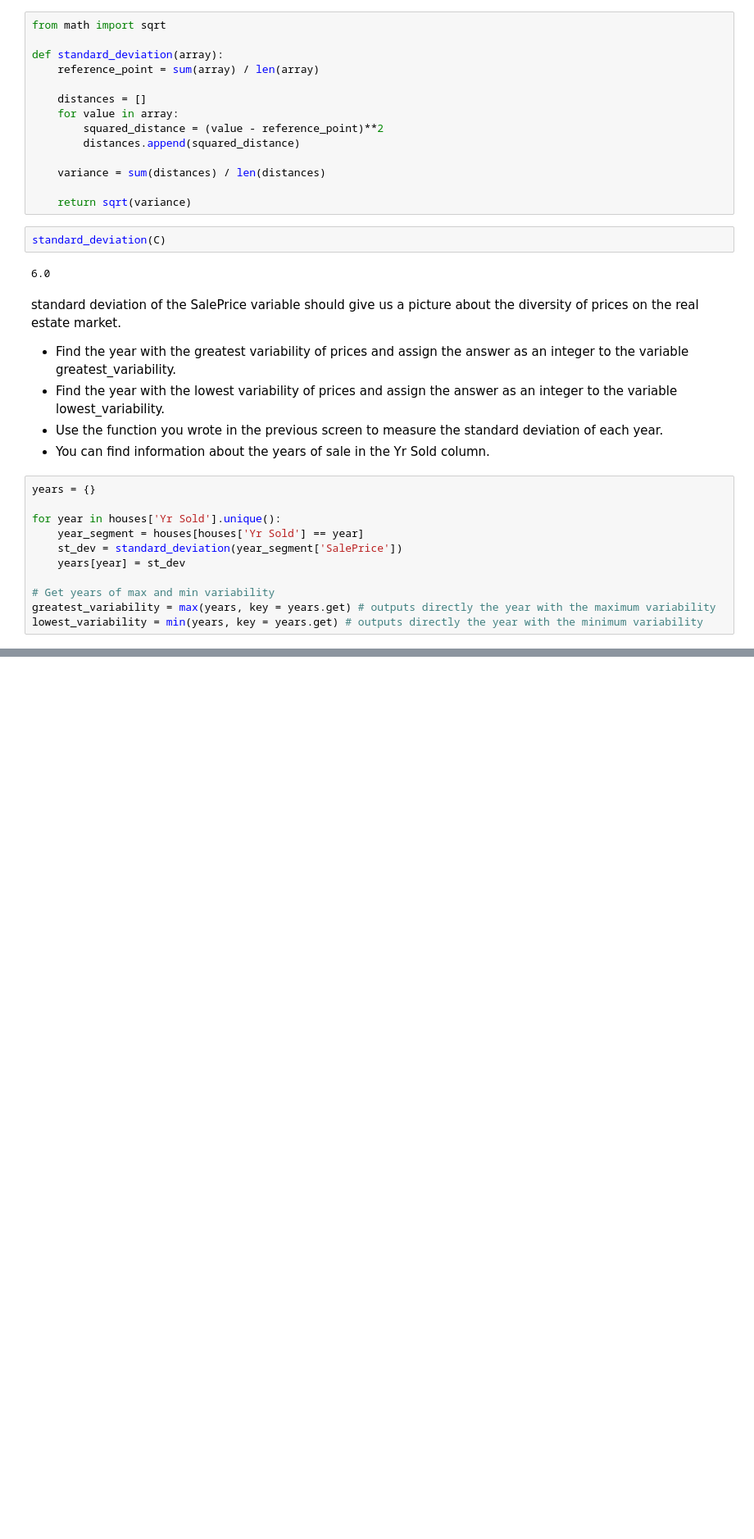
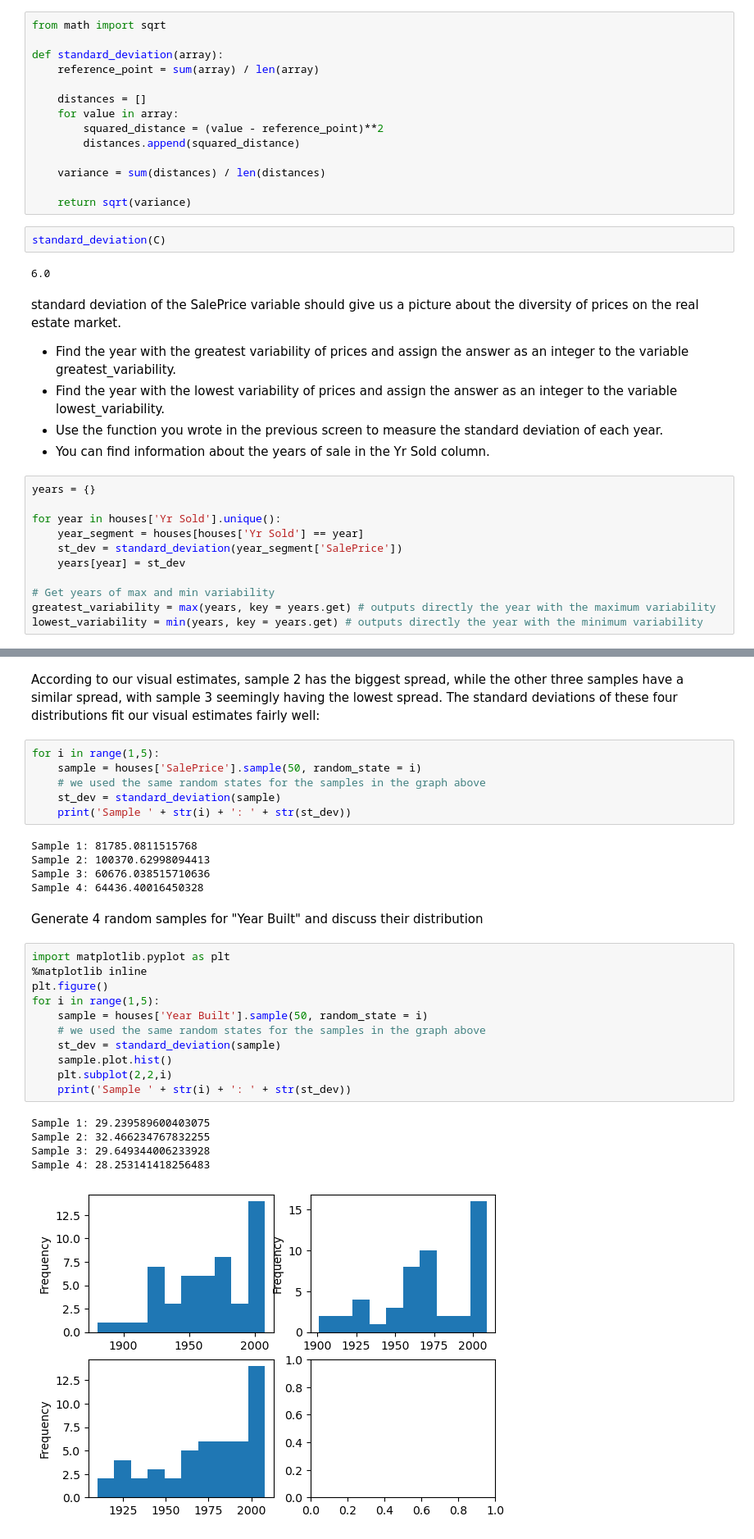
Before and after one commit to castobary/statistics, a Jupyter notebook: 07_module.ipynb, the cells around one changed output, grey strips where cells are left out. Shown at 82% size. Saved outputs shown, nothing was run; the diff lists cells and outputs as text; blank space fills up the shorter version.

```diff
--- a/07_module.ipynb
+++ b/07_module.ipynb
@@ -148,0 +155,32 @@ lowest_variability = min(years, key = years.get) # outputs directly the year wit
+# %% [markdown]
+According to our visual estimates, sample 2 has the biggest spread, while the other three samples have a similar spread, with sample 3 seemingly having the lowest spread. The standard deviations of these four distributions fit our visual estimates fairly well:
+# %%
+for i in range(1,5):
+    sample = houses['SalePrice'].sample(50, random_state = i)
+    # we used the same random states for the samples in the graph above
+    st_dev = standard_deviation(sample)
+    print('Sample ' + str(i) + ': ' + str(st_dev))
+# %% [output]
+Sample 1: 81785.0811515768
+Sample 2: 100370.62998094413
+Sample 3: 60676.038515710636
+Sample 4: 64436.40016450328
+# %% [markdown]
+Generate 4 random samples for "Year Built" and discuss their distribution
+# %%
+import matplotlib.pyplot as plt
+%matplotlib inline
+plt.figure()
+for i in range(1,5):
+    sample = houses['Year Built'].sample(50, random_state = i)
+    # we used the same random states for the samples in the graph above
+    st_dev = standard_deviation(sample)
+    sample.plot.hist()
+    plt.subplot(2,2,i)
+    print('Sample ' + str(i) + ': ' + str(st_dev))
+# %% [output]
+Sample 1: 29.239589600403075
+Sample 2: 32.466234767832255
+Sample 3: 29.649344006233928
+Sample 4: 28.253141418256483
+[figure, added]
```
Also changed, not shown: parts of 1 cell of this notebook, 4 other files.
